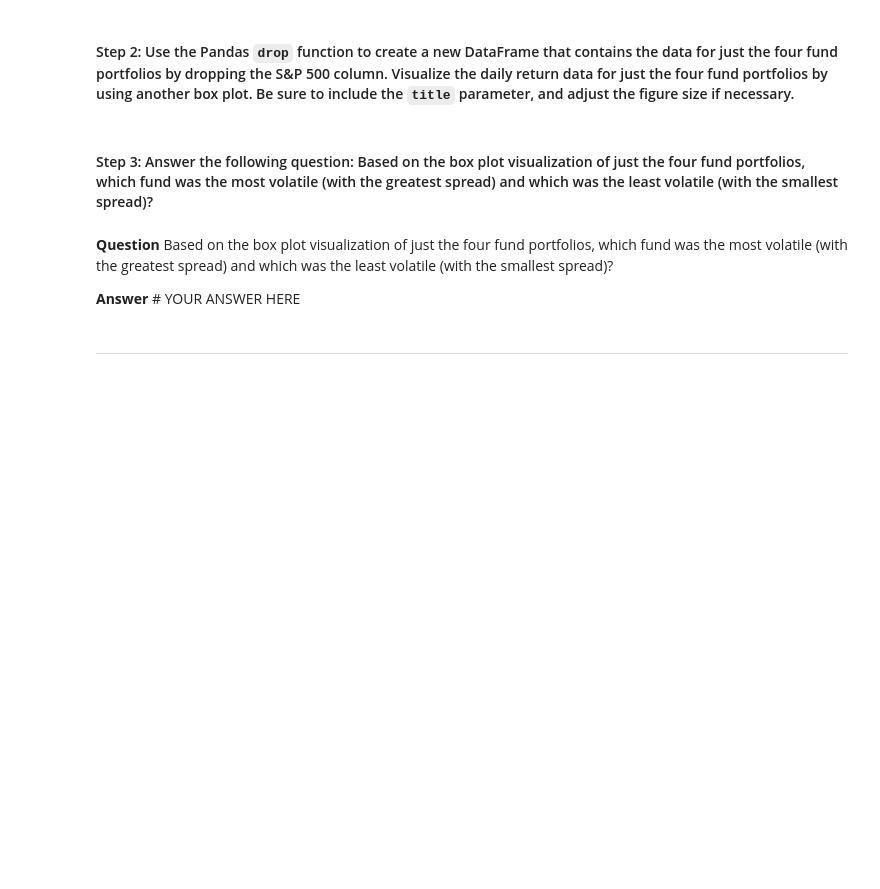
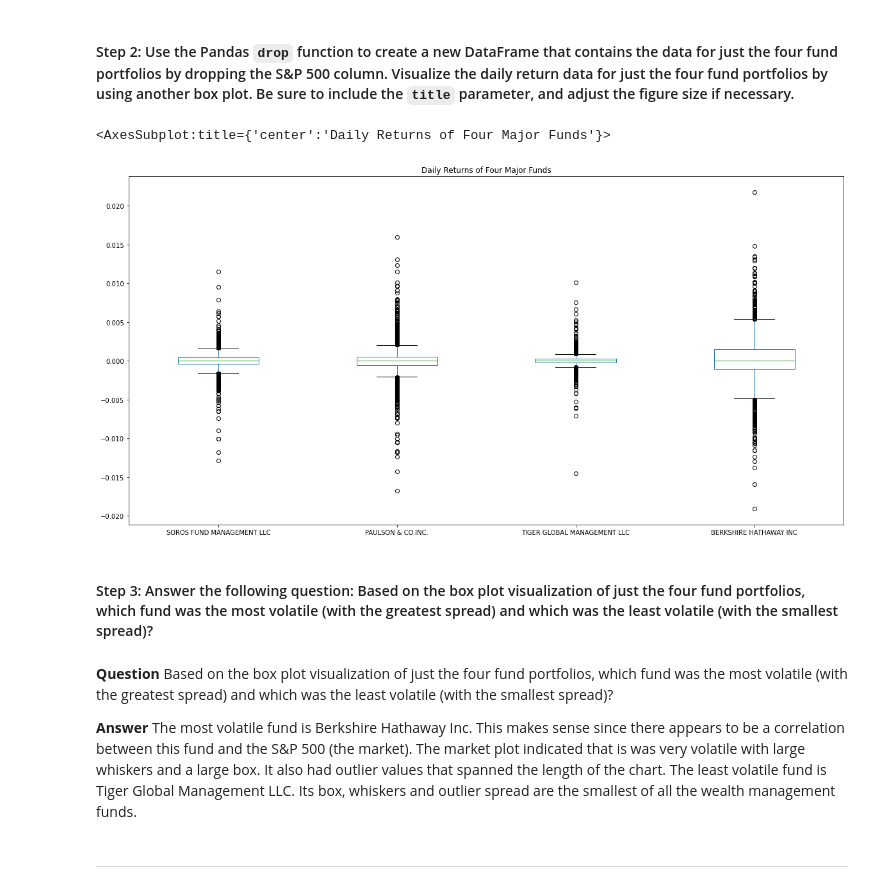
Before and after one commit to jpmaddox97/module_4_challenge, a Jupyter notebook: Starter_Code/risk_return_analysis.ipynb, the cells around one changed output. Cells and saved outputs as stored; diff of their text form; code cells hidden in the pictures; blank space fills up the shorter version.

Commit message:
Conducted analysis on the funds and determined which funds seem riskiest.

```diff
--- a/Starter_Code/risk_return_analysis.ipynb
+++ b/Starter_Code/risk_return_analysis.ipynb
@@ -208,14 +208,18 @@ daily_returns.plot(kind='box', figsize=(20,10), title='Volatility of Fund Portfo
 # %%
 # Create a new DataFrame containing only the 4 fund portfolios by dropping the S&P 500 column from the DataFrame
 # Create box plots to reflect the return data for only the 4 fund portfolios
 # Include a title parameter and adjust the figure size
-# YOUR CODE HERE
+daily_returns_whales = daily_returns.drop(axis=1, columns='S&P 500')
+daily_returns_whales.plot.box(figsize=(20,10), title='Daily Returns of Four Major Funds')
+# %% [output]
+<AxesSubplot:title={'center':'Daily Returns of Four Major Funds'}>
+[figure, added]
 # %% [markdown]
 #### Step 3: Answer the following question: Based on the box plot visualization of just the four fund portfolios, which fund was the most volatile (with the greatest spread) and which was the least volatile (with the smallest spread)?
 # %% [markdown]
 **Question** Based on the box plot visualization of just the four fund portfolios, which fund was the most volatile (with the greatest spread) and which was the least volatile (with the smallest spread)?
 
-**Answer** # YOUR ANSWER HERE
+**Answer** The most volatile fund is Berkshire Hathaway Inc. This makes sense since there appears to be a correlation between this fund and the S&P 500 (the market). The market plot indicated that is was very volatile with large whiskers and a large box. It also had outlier values that spanned the length of the chart. The least volatile fund is Tiger Global Management LLC. Its box, whiskers and outlier spread are the smallest of all the wealth management funds.
 # %% [markdown]
 ---
 # %% [markdown]
```
Also changed, not shown: parts of 8 cells of this notebook.
